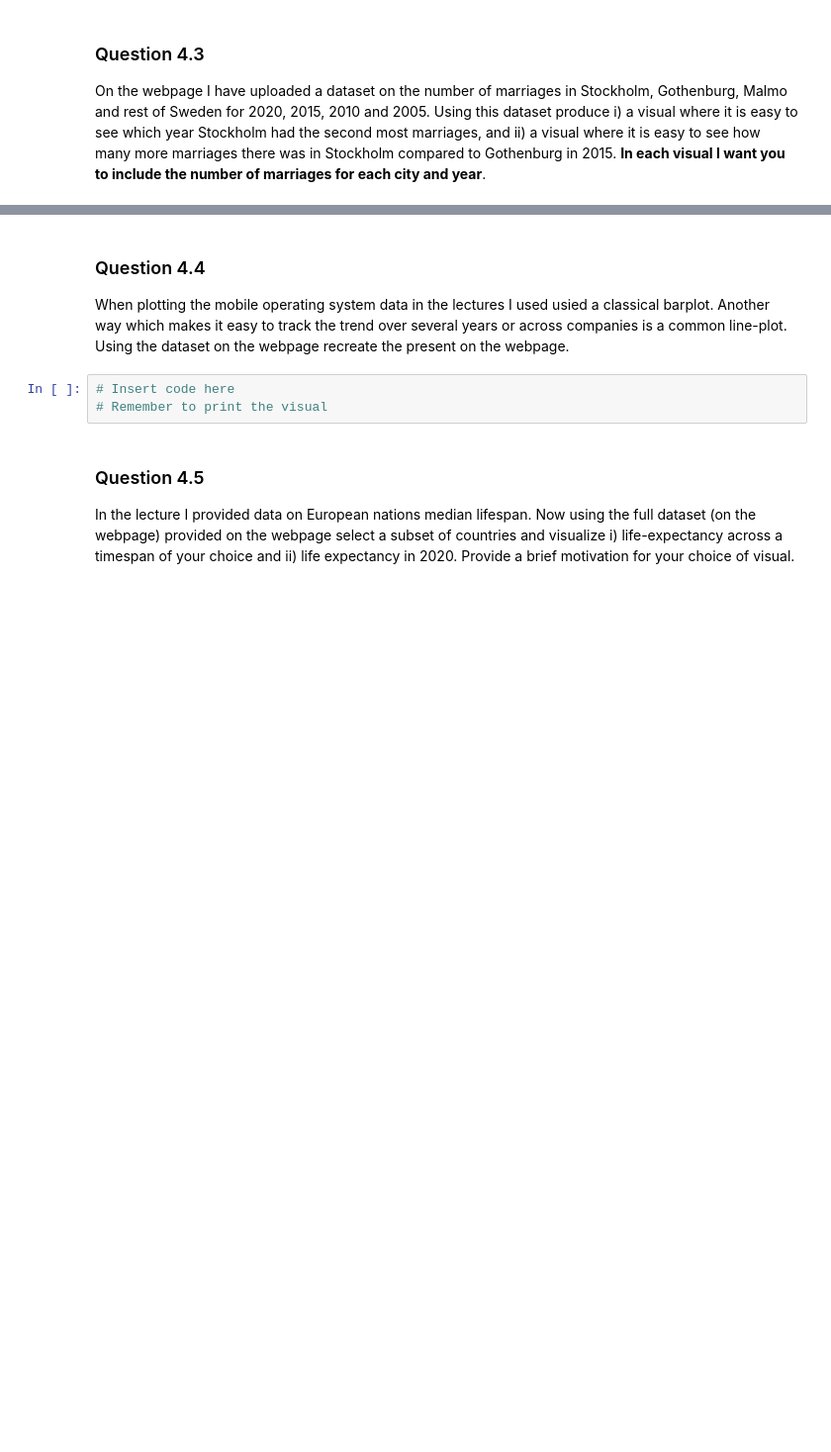
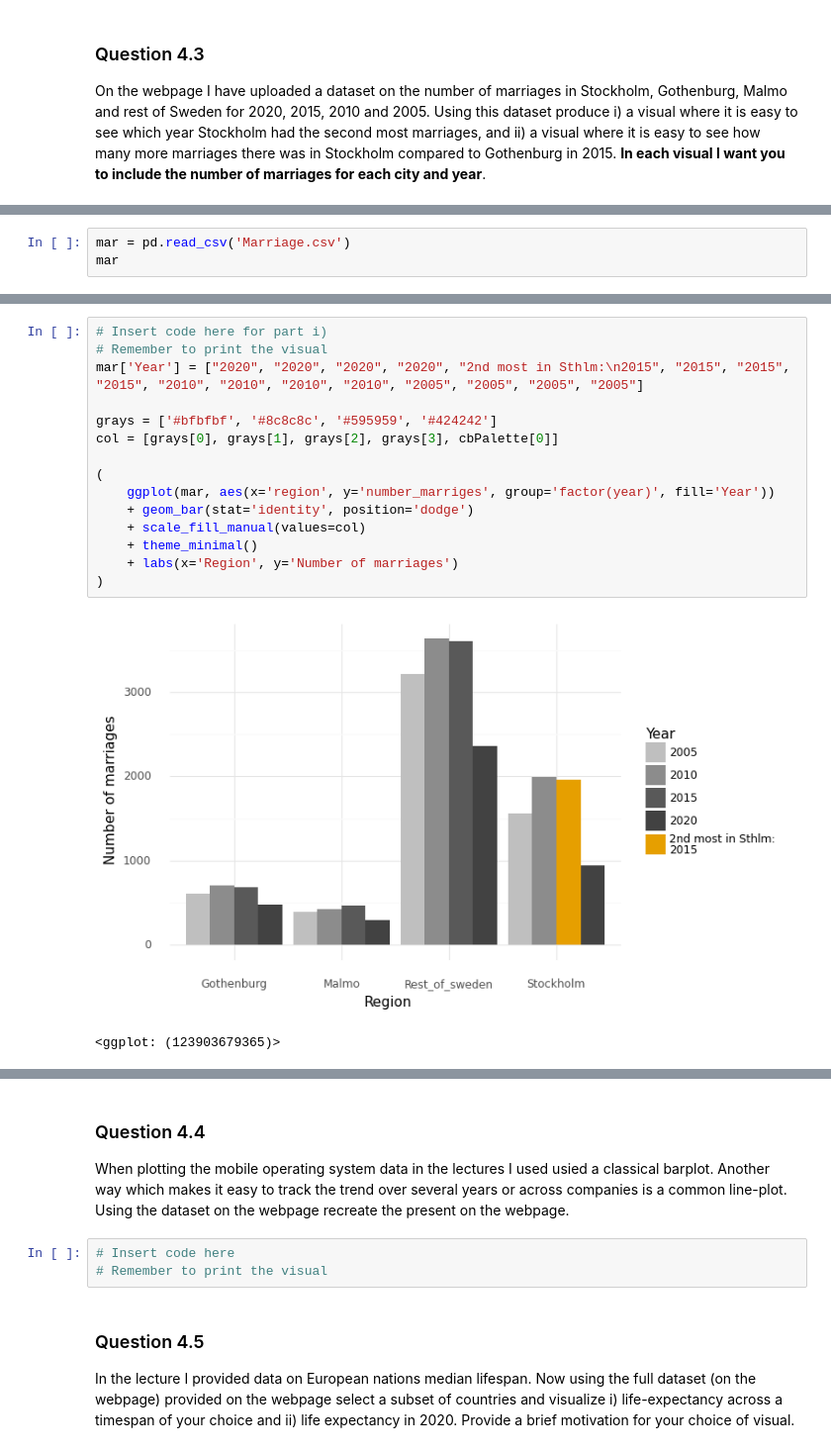
Before and after one commit to AxelEiman/SciVis, a Jupyter notebook: HW1/Homework1.ipynb, the cells around one changed output, grey strips where cells are left out. Shown: that part at 99% size. Drawn from its saved outputs; the diff is of its cells as text; blank space fills up the shorter version.

```diff
--- a/HW1/Homework1.ipynb
+++ b/HW1/Homework1.ipynb
@@ -353,0 +349,3 @@ On the webpage I have uploaded a dataset on the number of marriages in Stockholm
+# %%
+mar = pd.read_csv('Marriage.csv')
+mar
@@ -353,0 +370,18 @@ On the webpage I have uploaded a dataset on the number of marriages in Stockholm
+# %%
+# Insert code here for part i)
+# Remember to print the visual
+mar['Year'] = ["2020", "2020", "2020", "2020", "2nd most in Sthlm:\n2015", "2015", "2015", "2015", "2010", "2010", "2010", "2010", "2005", "2005", "2005", "2005"]
+
+grays = ['#bfbfbf', '#8c8c8c', '#595959', '#424242']
+col = [grays[0], grays[1], grays[2], grays[3], cbPalette[0]]
+
+(
+    ggplot(mar, aes(x='region', y='number_marriges', group='factor(year)', fill='Year'))
+    + geom_bar(stat='identity', position='dodge')
+    + scale_fill_manual(values=col)
+    + theme_minimal()
+    + labs(x='Region', y='Number of marriages')
+)
+# %% [output]
+[figure, added]
+<ggplot: (123903679365)>
```
Also changed, not shown: parts of 5 cells of this notebook.
